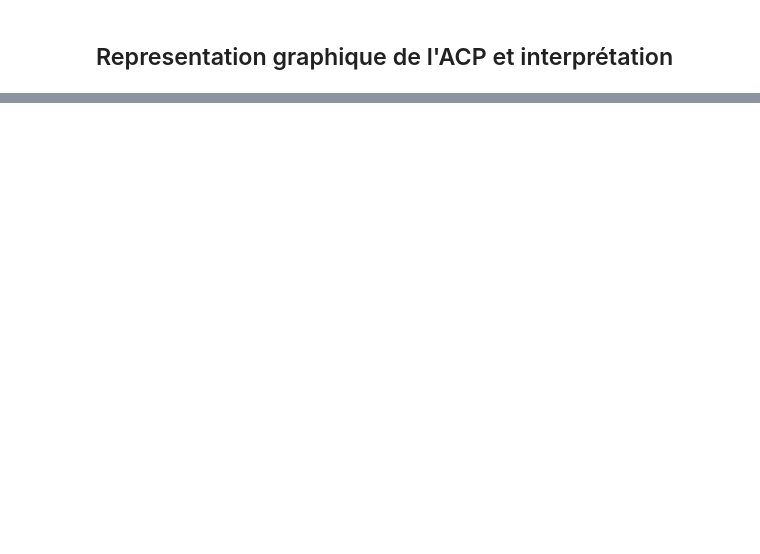
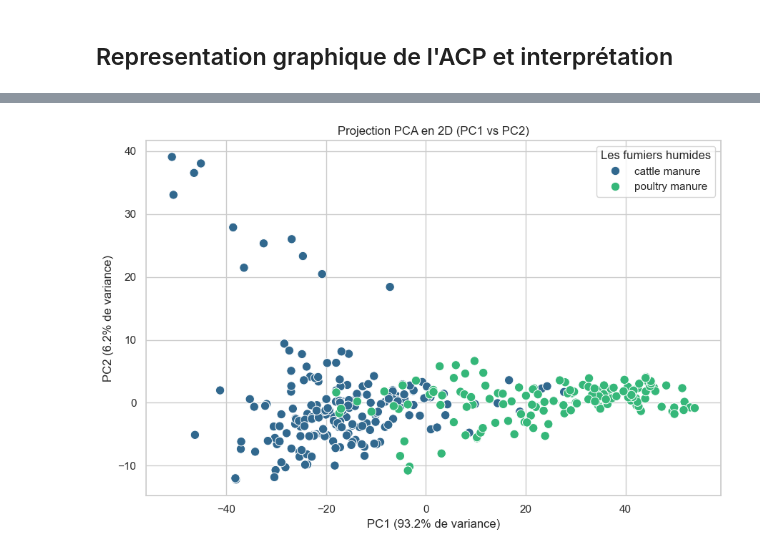
Before and after one commit to BigDwelcome/NIR-spectra_of_manure, a Jupyter notebook: Manure_Project.ipynb, the cells around one changed output, grey strips where cells are left out. Saved outputs shown, nothing was run; the diff lists cells and outputs as text; code cells hidden in the pictures; blank space fills up the shorter version.

```diff
--- a/Manure_Project.ipynb
+++ b/Manure_Project.ipynb
@@ -402,6 +543,9 @@ from sklearn.decomposition import PCA
 from sklearn.cluster import KMeans
 from sklearn.preprocessing import StandardScaler
 # %%
-scaler= StandardScaler()
-X_scaler_FH = scaler.fit_transform(df_FH)
-X_scaler_DG = scaler.fit_transform(df_DG)
+#normalisation des données spectrales avant ACP
+scaler_1= StandardScaler()
+scaler_2= StandardScaler()
+
+X_scaled_FH = scaler_1.fit_transform(df_FH)
+X_scaled_DG = scaler_2.fit_transform(df_DG)
@@ -460,0 +627,17 @@ TypeError: Index(...) must be called with a collection of some kind, 'NH4' was p
+# %%
+ACP_2_FH = PCA(n_components=2)
+ACP_2_DG = PCA(n_components=2)
+
+visual_humide = ACP_2_FH.fit_transform(X_scaled_FH)
+visual_sec = ACP_2_DG.fit_transform(X_scaled_DG)
+
+df_pca_FH = pd.DataFrame(visual_humide, columns=["PC1_FH", "PC2_FH"])
+df_pca_DG = pd.DataFrame(visual_sec, columns=["PC1_DG", "PC2_DG"])
+df_pca_FH["type_manure"] = df["type_manure"].iloc[:len(df_pca_FH)].values
+df_pca_DG["type_manure"] = df["type_manure"].iloc[:len(df_pca_DG)].values
+
+
+# Variance expliquée par chaque composante
+explained_variance_FH = ACP_2_FH.explained_variance_ratio_
+explained_variance_DG = ACP_2_DG.explained_variance_ratio_
+print("FH" ,explained_variance_FH ,"\n DG",explained_variance_DG)
@@ -555,0 +649,18 @@ ValueError: all the input array dimensions except for the concatenation axis mus
+# %%
+plt.figure(figsize=(9,6))
+sns.scatterplot(
+    data=df_pca_FH,
+    x="PC1_FH", y="PC2_FH",
+    hue= "type_manure",
+    palette="viridis",
+    s=80
+)
+
+plt.title("Projection PCA en 2D (PC1 vs PC2)")
+plt.xlabel(f"PC1 ({ACP_2_FH.explained_variance_ratio_[0]*100:.1f}% de variance)")
+plt.ylabel(f"PC2 ({ACP_2_FH.explained_variance_ratio_[1]*100:.1f}% de variance)")
+plt.legend(title="Les fumiers humides")
+plt.tight_layout()
+plt.show()
+# %% [output]
+[figure, added]
```
Also changed, not shown: parts of 54 cells of this notebook.
